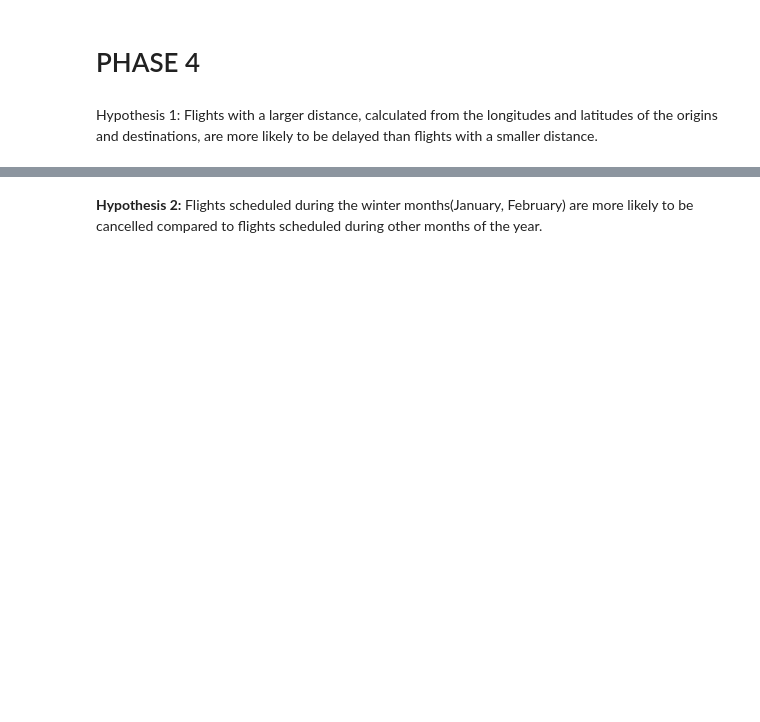
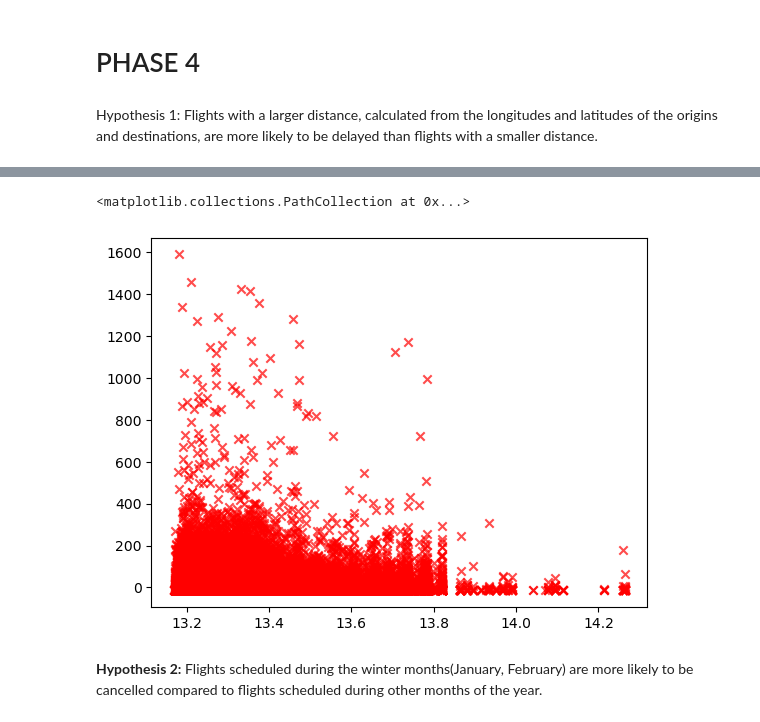
Before and after one commit to katiezelvin/info2950_final, a Jupyter notebook: Phase4.ipynb, the cells around one changed output, grey strips where cells are left out. Saved outputs shown, nothing was run; the diff lists cells and outputs as text; code cells hidden in the pictures; blank space fills up the shorter version.

```diff
--- a/Phase4.ipynb
+++ b/Phase4.ipynb
@@ -621,3 +627,9 @@ plt.show()
+# %%
+residuals = y_test - predictions
+plt.scatter(predictions, residuals, marker='x', color='red', alpha=0.7)
+# %% [output]
+<matplotlib.collections.PathCollection at 0x...>
+[figure, added]
 # %% [markdown]
 __Hypothesis 2:__ Flights scheduled during the winter months(January, February) are more likely to be cancelled compared to flights  scheduled during other months of the year.
 # %%
```
Also changed, not shown: parts of 15 cells of this notebook.
